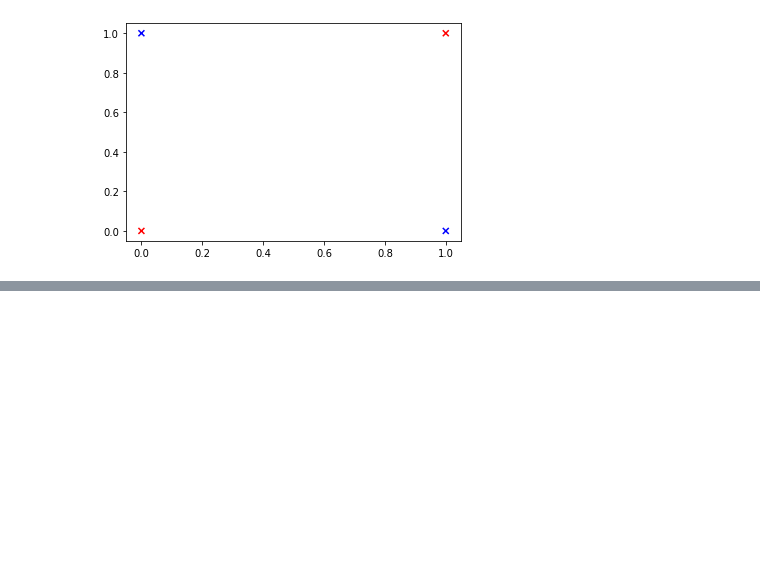
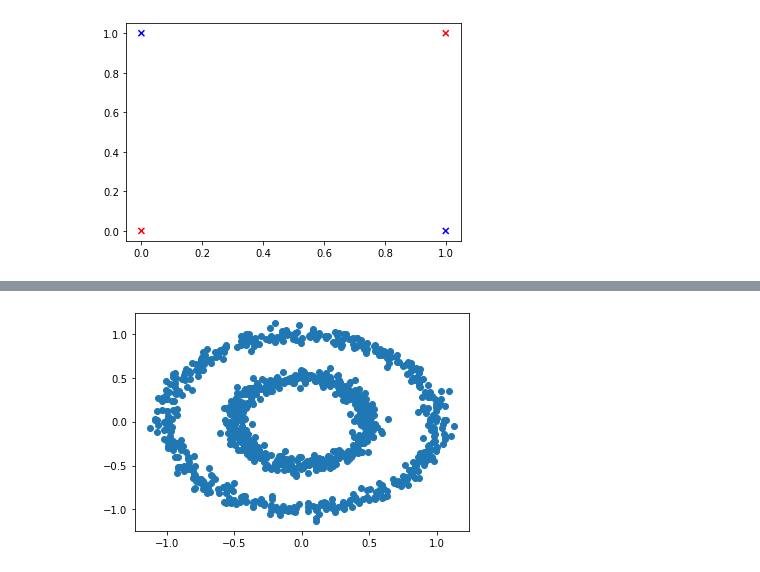
Before and after one commit to adinamarca/notebooks, a Jupyter notebook: PY/ML/4_redes_neuronales/notebook.ipynb, the cells around one changed output, grey strips where cells are left out. Saved outputs shown, nothing was run; the diff lists cells and outputs as text; code cells hidden in the pictures; blank space fills up the shorter version.

```diff
--- a/PY/ML/4_redes_neuronales/notebook.ipynb
+++ b/PY/ML/4_redes_neuronales/notebook.ipynb
@@ -618,0 +722,17 @@ Y así es como obtenemos la puerta lógica XNOR usando una capa oculta con dos n
+# %%
+# Para ver de qué va la función
+# make_circles?
+
+# Número de registros (observaciones)
+n = 1000
+
+# Cuántas características tendremos sobre los registros de los datos (variables). Utilizaremos dos para hacer más simple la visualización, pero en ML se suele contar con un número muchísimo mayor de variables
+p = 2
+
+# Un ejemplo sería, de 500 personas, tenemos dos características que analizaremos
+
+# Generamos el dataset (factor: distancia entre círculos, noise: ruido o variabilidad para añadir dificultad)
+X, Y = make_circles(n_samples=n, factor=0.5, noise=0.05)
+
+# Vemos los datos
+print("""X (características: 2) corresponde a: \n \n {} \n \n Y (binaria: un círculo u el otro) corresponde a: \n \n {}""".format(X, Y))
@@ -618,0 +757,6 @@ Y así es como obtenemos la puerta lógica XNOR usando una capa oculta con dos n
+# %%
+# Graficamos los datos de entrada
+plt.scatter(X[:,0], X[:,1])
+plt.show()
+# %% [output]
+[figure, added]
```
Also changed, not shown: parts of 11 cells of this notebook, 4 other files.
